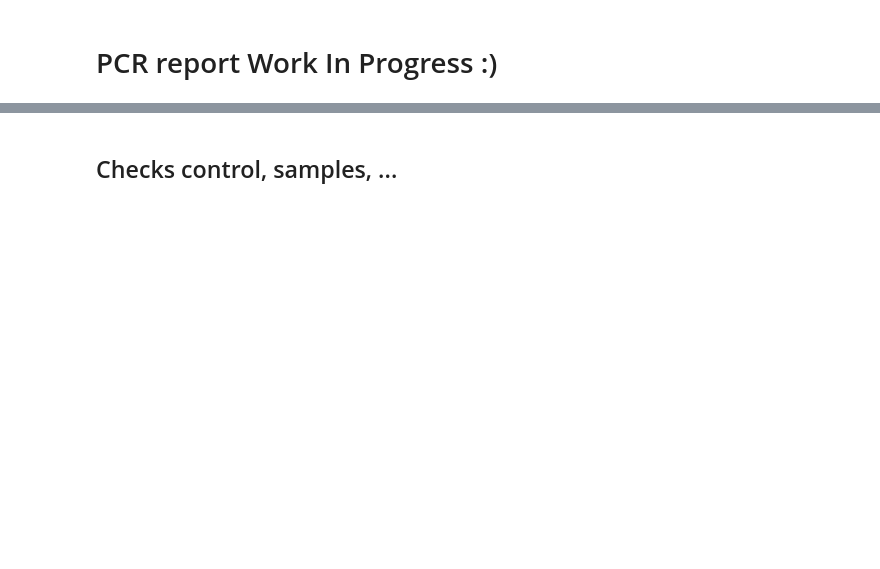
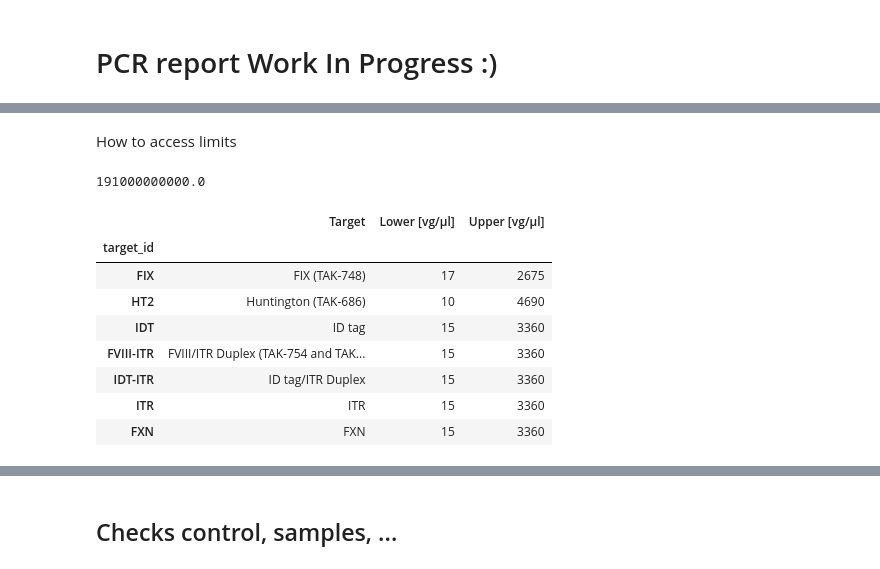
Before and after one commit to igicerovsky/pcr-report, a Jupyter notebook: wip.ipynb, the cells around one changed output, grey strips where cells are left out. Drawn from its saved outputs; the diff is of its cells as text; code cells hidden in the pictures; blank space fills up the shorter version.

```diff
--- a/wip.ipynb
+++ b/wip.ipynb
@@ -86,0 +155,37 @@ df.loc[:, [WELL_RESULT_NAME]] = df.apply(lambda x: result_fn(
+# %% [markdown]
+How to access limits
+# %%
+rcl = reference_control_limits
+lmts = rcl.loc['IDT']
+lmts['upper 3s action']
+# %% [output]
+191000000000.0
+# %%
+from pcrep.check import METHOD_LIMIT_MULTIPLIER_NEGATIVE_CONTROL
+METHOD_TARGET_ID = 'IDT'
+METHOD_LIMIT_MULTIPLIER = 1.0e3  # conversion μl -> ml
+method_limits = pd.read_csv('./data/method_limits.csv')
+
+# method_limits['Lower [vg/μl]'] = method_limits['Lower [vg/μl]'].multiply(
+#     METHOD_LIMIT_MULTIPLIER)
+# method_limits.rename(columns={"Lower [vg/μl]": "Lower [vg/ml]"}, inplace=True)
+
+# method_limits['Upper [vg/μl]'] = method_limits['Upper [vg/μl]'].multiply(
+#     METHOD_LIMIT_MULTIPLIER)
+# method_limits.rename(columns={"Upper [vg/μl]": "Upper [vg/ml]"}, inplace=True)
+
+method_limits.set_index(['target_id'], inplace=True)
+display(method_limits)
+
+dc_limits = {'method': method_limits, 'reference_control': reference_control_limits,
+             'plasmid_control': palsmid_control_limits}
+# %% [output]
+|  | Target | Lower [vg/μl] | Upper [vg/μl] |
+| target_id |  |  |  |
+| FIX | FIX (TAK-748) | 17 | 2675 |
+| HT2 | Huntington (TAK-686) | 10 | 4690 |
+| IDT | ID tag | 15 | 3360 |
+| FVIII-ITR | FVIII/ITR Duplex (TAK-754 and TAK... | 15 | 3360 |
+| IDT-ITR | ID tag/ITR Duplex | 15 | 3360 |
+| ITR | ITR | 15 | 3360 |
+| FXN | FXN | 15 | 3360 |
```
Also changed, not shown: parts of 25 cells of this notebook, 1 other file.
